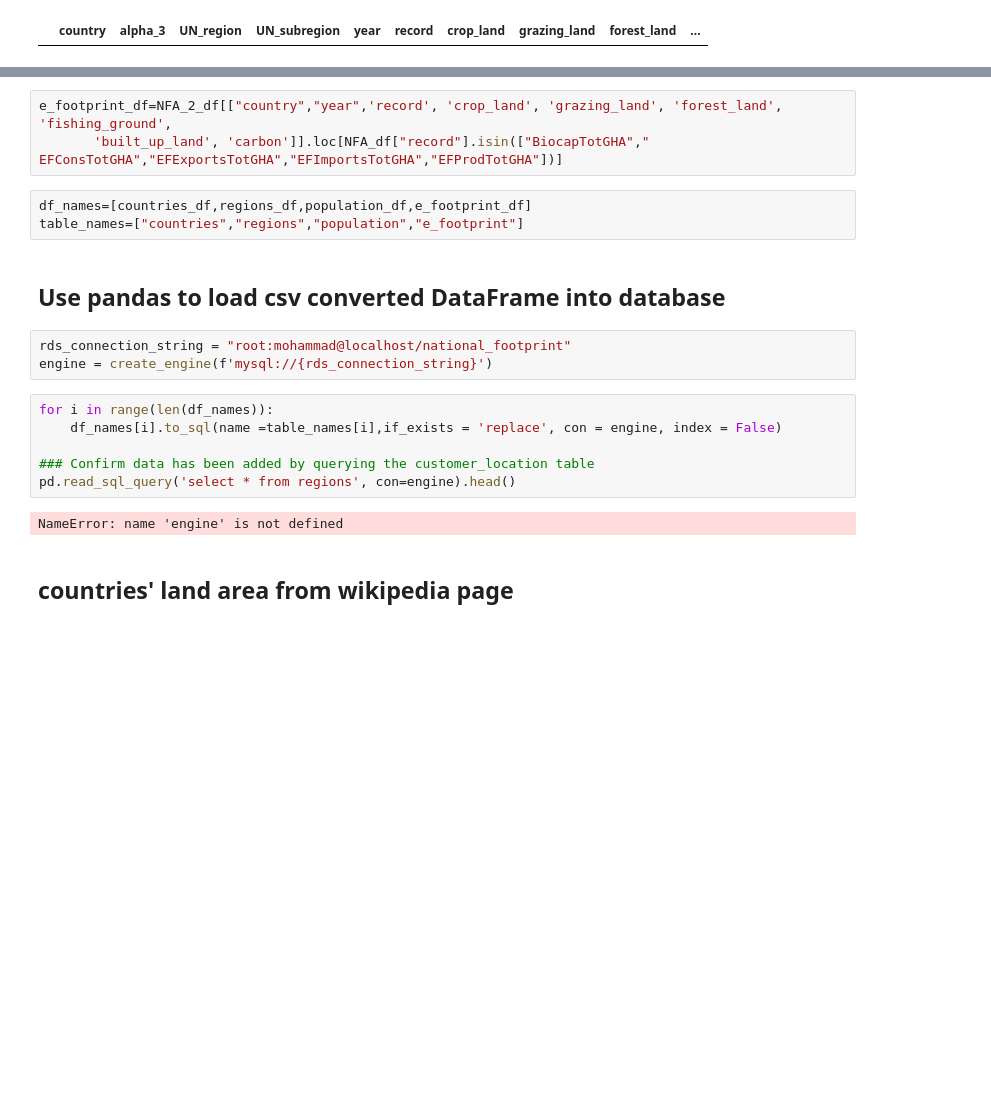
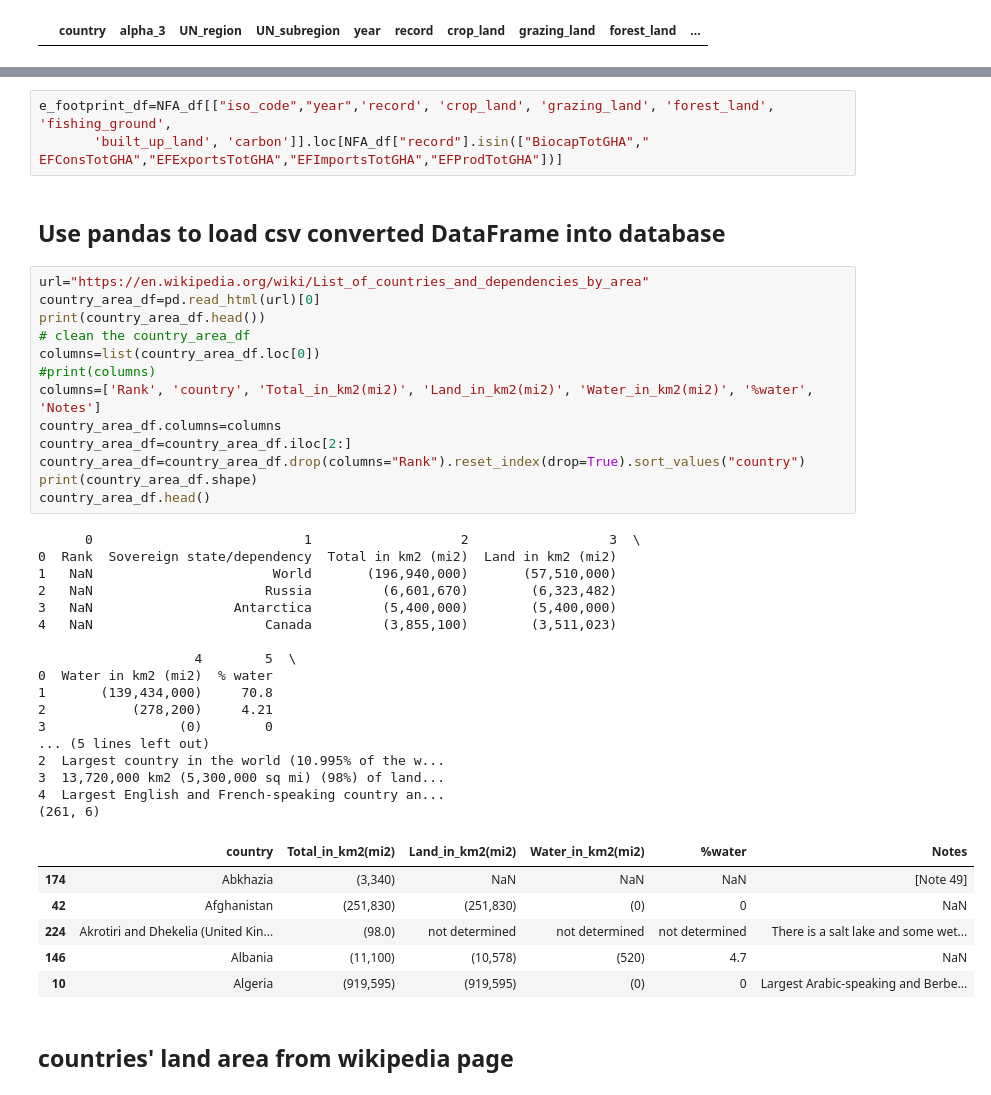
Before and after one commit to Reynazhang2014/ETL_Project, a Jupyter notebook: NFA.ipynb, the cells around one changed output, grey strips where cells are left out. Cells and saved outputs as stored; diff of their text form; blank space fills up the shorter version.

```diff
--- a/NFA.ipynb
+++ b/NFA.ipynb
@@ -203,21 +240,44 @@ records_list_df=NFA_df["record"].drop_duplicates(keep="first")
 # %%
-e_footprint_df=NFA_2_df[["country","year",'record', 'crop_land', 'grazing_land', 'forest_land', 'fishing_ground',
+e_footprint_df=NFA_df[["iso_code","year",'record', 'crop_land', 'grazing_land', 'forest_land', 'fishing_ground',
        'built_up_land', 'carbon']].loc[NFA_df["record"].isin(["BiocapTotGHA"," EFConsTotGHA","EFExportsTotGHA","EFImportsTotGHA","EFProdTotGHA"])]
-# %%
-df_names=[countries_df,regions_df,population_df,e_footprint_df]
-table_names=["countries","regions","population","e_footprint"]
 # %% [markdown]
 ## Use pandas to load csv converted DataFrame into database
-# %%
-rds_connection_string = "root:mohammad@localhost/national_footprint"
-engine = create_engine(f'mysql://{rds_connection_string}')
-# %%
-for i in range(len(df_names)):
-    df_names[i].to_sql(name =table_names[i],if_exists = 'replace', con = engine, index = False)
-
-### Confirm data has been added by querying the customer_location table
-pd.read_sql_query('select * from regions', con=engine).head()
-# %% [output]
-NameError: name 'engine' is not defined
+# %%
+url="https://en.wikipedia.org/wiki/List_of_countries_and_dependencies_by_area"
+country_area_df=pd.read_html(url)[0]
+print(country_area_df.head())
+# clean the country_area_df
+columns=list(country_area_df.loc[0])
+#print(columns)
+columns=['Rank', 'country', 'Total_in_km2(mi2)', 'Land_in_km2(mi2)', 'Water_in_km2(mi2)', '%water', 'Notes']
+country_area_df.columns=columns
+country_area_df=country_area_df.iloc[2:]
+country_area_df=country_area_df.drop(columns="Rank").reset_index(drop=True).sort_values("country")
+print(country_area_df.shape)
+country_area_df.head()
+# %% [output]
+      0                           1                   2                  3  \
+0  Rank  Sovereign state/dependency  Total in km2 (mi2)  Land in km2 (mi2)
+1   NaN                       World       (196,940,000)       (57,510,000)
+2   NaN                      Russia         (6,601,670)        (6,323,482)
+3   NaN                  Antarctica         (5,400,000)        (5,400,000)
+4   NaN                      Canada         (3,855,100)        (3,511,023)
+
+                    4        5  \
+0  Water in km2 (mi2)  % water
+1       (139,434,000)     70.8
+2           (278,200)     4.21
+3                 (0)        0
+... (5 lines left out)
+2  Largest country in the world (10.995% of the w...
+3  13,720,000 km2 (5,300,000 sq mi) (98%) of land...
+4  Largest English and French-speaking country an...
+(261, 6)
+|  | country | Total_in_km2(mi2) | Land_in_km2(mi2) | Water_in_km2(mi2) | %water | Notes |
+| 174 | Abkhazia | (3,340) | NaN | NaN | NaN | [Note 49] |
+| 42 | Afghanistan | (251,830) | (251,830) | (0) | 0 | NaN |
+| 224 | Akrotiri and Dhekelia (United Kin... | (98.0) | not determined | not determined | not determined | There is a salt lake and some wet... |
+| 146 | Albania | (11,100) | (10,578) | (520) | 4.7 | NaN |
+| 10 | Algeria | (919,595) | (919,595) | (0) | 0 | Largest Arabic-speaking and Berbe... |
 # %% [markdown]
 ## countries' land area from wikipedia page
```
Also changed, not shown: parts of 21 cells of this notebook.
